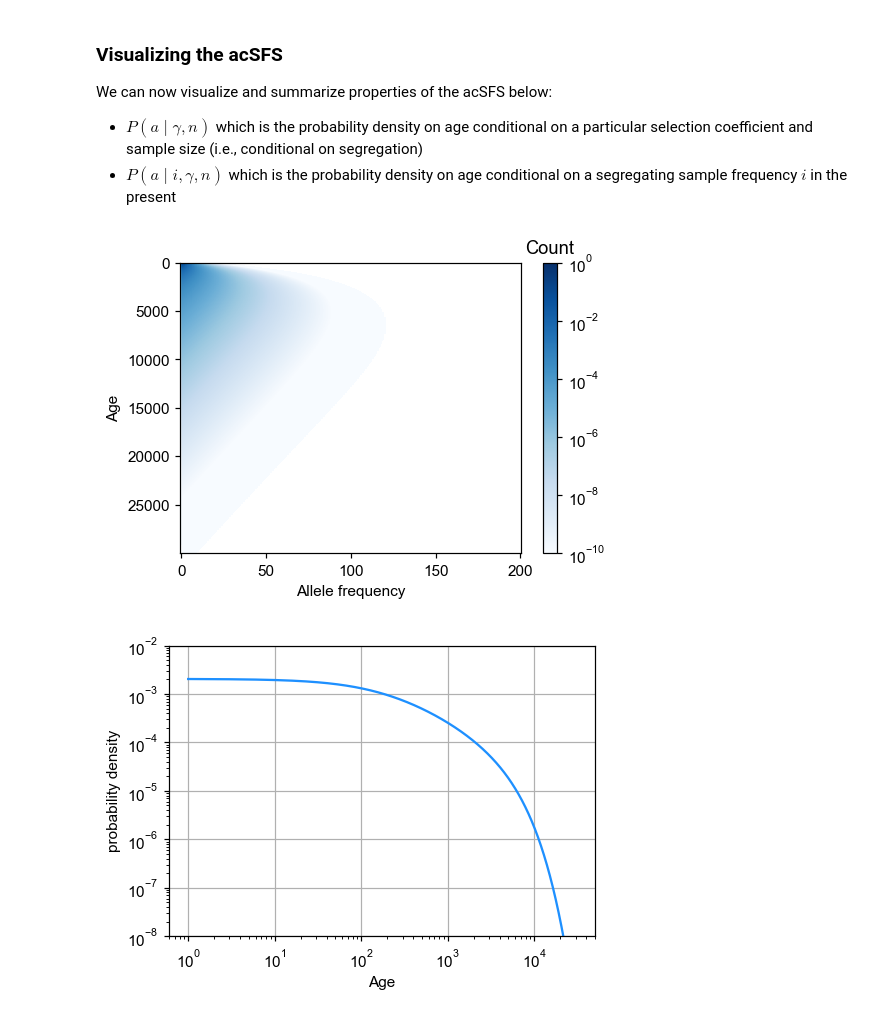
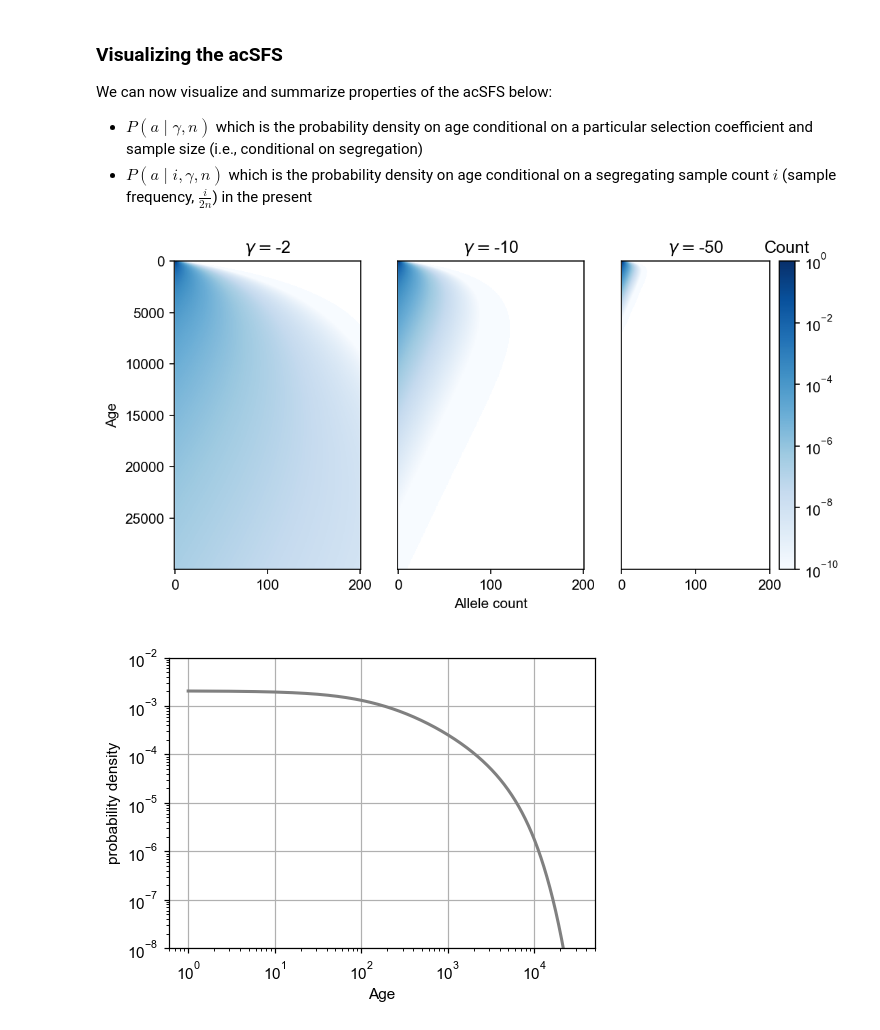
Before and after one commit to VivaswatS/selCoefEst, a Jupyter notebook: manual.ipynb, the cells around one changed output. Drawn from its saved outputs; the diff is of its cells as text; code cells hidden in the pictures.

Commit message:
changes to manual and run_mom_iterate_changing5 with UK10K_demo

```diff
--- a/manual.ipynb
+++ b/manual.ipynb
@@ -73,23 +78,36 @@ plt.plot(range(1,twon), acsfs.sum(axis=0)[1:-1], '-+', linewidth=1.5, alpha=0.7,
 
 We can now visualize and summarize properties of the acSFS below:
 - $P(a \mid \gamma, n)$ which is the probability density on age conditional on a particular selection coefficient and sample size (i.e., conditional on segregation)
-- $P(a \mid i, \gamma, n)$ which is the probability density on age conditional on a segregating sample frequency $i$ in the present
+- $P(a \mid i, \gamma, n)$ which is the probability density on age conditional on a segregating sample count $i$ (sample frequency, $\frac{i}{2n}$) in the present
 # %%
-# visualizing the stack of acSFS
-plt.imshow(acsfs, cmap='Blues', aspect='auto', norm=colors.LogNorm(vmin=1e-10)); cbar = plt.colorbar(); cbar.ax.set_title('Count')
-plt.xlabel('Allele frequency'); plt.ylabel(r'Age'); plt.show()
+## visualizing the stack of acSFS
+## showing three different gamma values [0.2 x gamma, gamma, 5 x gamma]
+plt.figure(figsize=(8,4),dpi=150)
+plt.subplot(1,3,1)
+acsfs2 = run_mom_iterate_constant(Amax=30000, twon=twon, s=0.2*gamma/N, N=N, theta=theta)[::-1]
+plt.imshow(acsfs2, cmap='Blues', aspect='auto', norm=colors.LogNorm(vmin=1e-10));
+plt.ylabel(r'Age'); plt.title(r'$\gamma=${:d}'.format(int(0.2*gamma)))
 
-# visualizing the distribution on age conditional on segregation
-plt.plot(range(1,acsfs.shape[0]+1), acsfs.sum(axis=1)/acsfs.sum(), color='dodgerblue'); plt.xlabel('Age'); plt.ylabel('probability density')
+plt.subplot(1,3,2)
+plt.imshow(acsfs, cmap='Blues', aspect='auto', norm=colors.LogNorm(vmin=1e-10)); plt.yticks([])
+plt.xlabel('Allele count'); plt.title(r'$\gamma=${:d}'.format(gamma))
+
+plt.subplot(1,3,3)
+acsfs3 = run_mom_iterate_constant(Amax=30000, twon=twon, s=5*gamma/N, N=N, theta=theta)[::-1]
+plt.imshow(acsfs3, cmap='Blues', aspect='auto', norm=colors.LogNorm(vmin=1e-10)); plt.yticks([]); cbar = plt.colorbar(); cbar.ax.set_title('Count')
+plt.title(r'$\gamma=${:d}'.format(int(5*gamma))); plt.show()
+
+## visualizing the distribution on age conditional on segregation
+plt.plot(range(1,acsfs.shape[0]+1), acsfs.sum(axis=1)/acsfs.sum(), color='grey', linewidth=2); plt.xlabel('Age'); plt.ylabel('probability density')
 plt.loglog(); plt.ylim((1e-8, 1e-2)); plt.grid(); plt.show()
 
-# sample frequency of 1%, 5%, 25%
+## sample frequency of 1%, 5%, 25%
 i = [0.01, 0.05, 0.25]
 gcols = ['#d9d9d9','#737373','#252525']
 plt.figure(dpi=120)
 for idx, i in enumerate(i):
     plt.plot(range(1,acsfs.shape[0]+1), acsfs[:,int(i*twon)]/acsfs[:,int(i*twon)].sum(), linewidth=2, color=gcols[idx], label='{:d}%'.format(int(i*100)))
-plt.xlabel('Age'); plt.ylabel('probability density'); plt.legend(title='sample frequency'); plt.grid()
+plt.xlabel('Age'); plt.ylabel('probability density'); plt.legend(title='sample count'); plt.grid()
 # %% [output]
-[figure, old version]
+[figure, new version]
-[figure, old version]
+[figure, new version]
```
Also changed, not shown: parts of 8 cells of this notebook, 1 other file.
